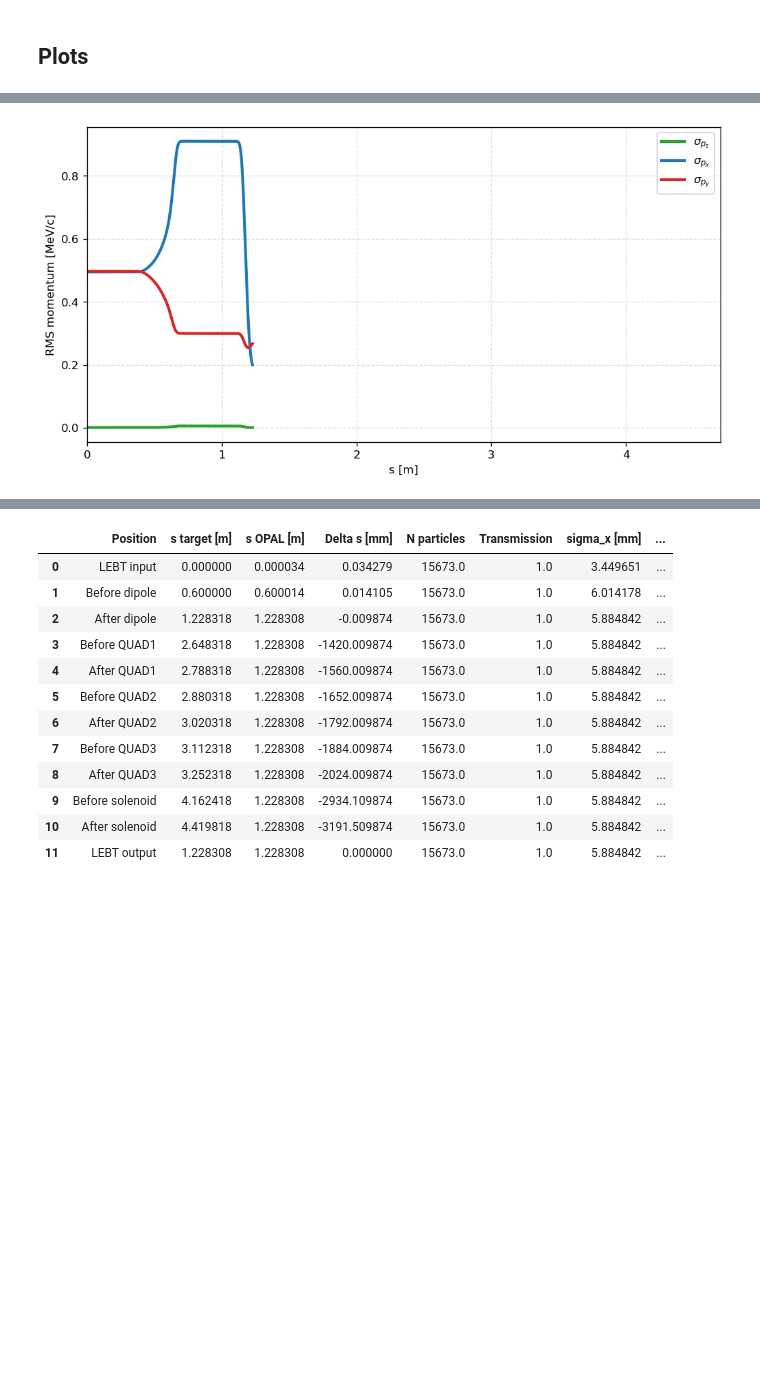
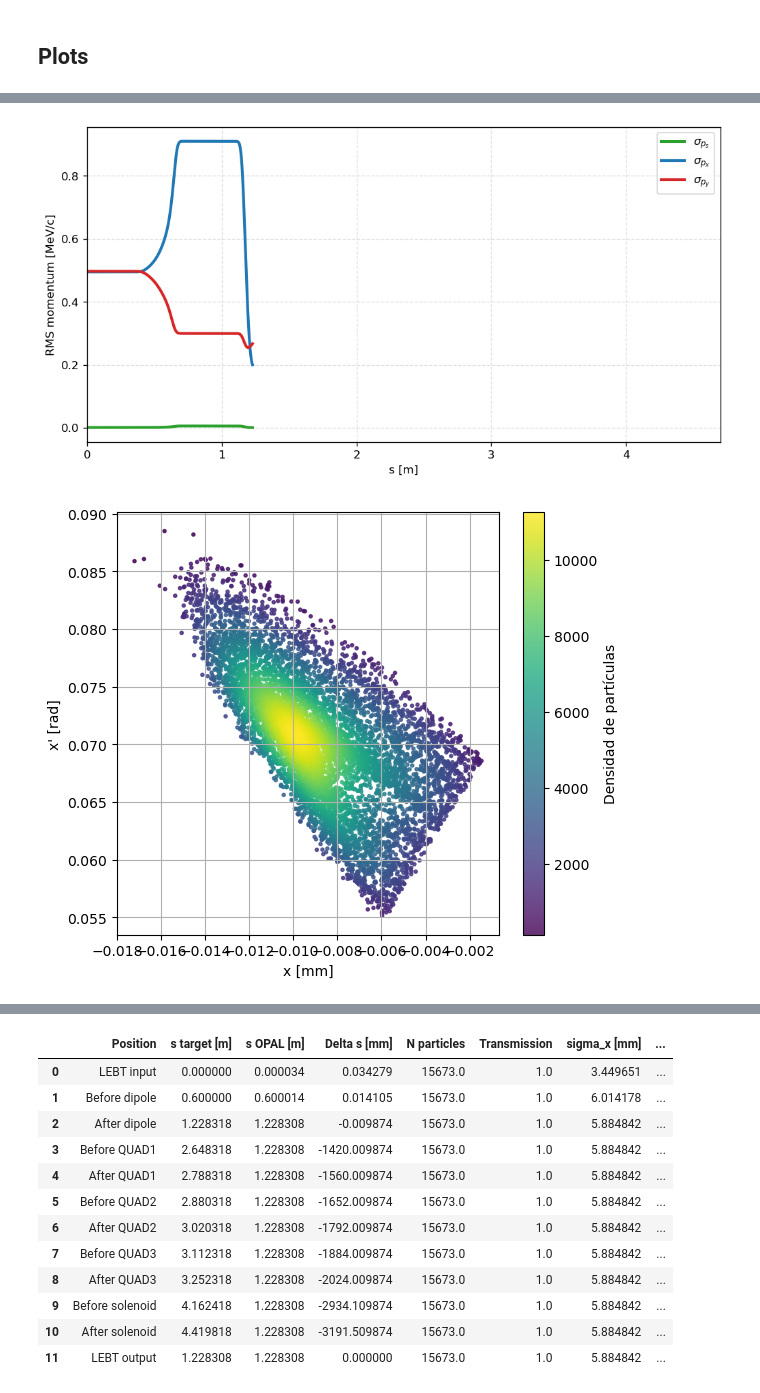
Before and after one commit to psolmor/Validation-of-linear-ion-accelerator, a Jupyter notebook: opal/analysis_opal.ipynb, the cells around one changed output, grey strips where cells are left out. Saved outputs shown, nothing was run; the diff lists cells and outputs as text; code cells hidden in the pictures; blank space fills up the shorter version.

Commit message:
add monitor

```diff
--- a/opal/analysis_opal.ipynb
+++ b/opal/analysis_opal.ipynb
@@ -97,6 +97,12 @@ ref_px = datos[:, 20]    # reference normalized momentum in x
 ref_py = datos[:, 21]    # reference normalized momentum in y
 ref_pz = datos[:, 22]    # reference normalized momentum in z
 energy = datos[:, 4]
+
+data_monitor = np.loadtxt("M1.loss", skiprows=1)
+m1_x = data_monitor[:, 0]
+m1_y = data_monitor[:, 1]
+m1_xp = data_monitor[:, 3]/data_monitor[:,5 ]
+m1_yp = data_monitor[:, 4]/data_monitor[:,5 ]
 
 
 
@@ -171,8 +177,17 @@ Beam vertical normalized emittance:   emit_y = 0.153191 mm mrad
 # %% [markdown]
 ## Plots
 # %%
-results_dir = Path.cwd().resolve().parent / "beam_plots"
+import sys
+
+root = Path.cwd().resolve().parent
+results_dir = root / "beam_plots"
+rftrack_dir = root / "rftrack"
+
 results_dir.mkdir(parents=True, exist_ok=True)
+
+sys.path.append(str(rftrack_dir))
+
+from aux import plot_phase_space
 
 fig, ax = plt.subplots(figsize=(10, 5), dpi=120)
 color_x = 'tab:blue'
@@ -209,30 +224,37 @@ plt.xlabel('s [m]')
 plt.ylabel('Transmission [%]')
 plt.xlim(0, 4.7)
 plt.ylim(0, 105)
 plt.grid(True, linestyle='--', alpha=0.4)
 plt.savefig(results_dir / "opal_lebt_transmission.png", bbox_inches="tight")
 plt.show()
 
 # momentum RMS plot
 
 m_c12_6 = 11.9967074084982  # amu
 amu = 931.49410372          # MeV/c^2
 mass = m_c12_6 * amu        # MeV/c^2
 
 plt.figure(figsize=(10, 5), dpi=120)
 plt.plot(s, rms_ps*mass, color="tab:green", linewidth=2.5, label=r'$\sigma_{p_s}$')
 plt.plot(s, rms_px*mass, color="tab:blue", linewidth=2.5, label=r'$\sigma_{p_x}$')
 plt.plot(s, rms_py*mass, color="tab:red", linewidth=2.5, label=r'$\sigma_{p_y}$')
 
 plt.xlabel('s [m]')
 plt.ylabel(r'RMS momentum [MeV/c]')
 plt.xlim(0, 4.7)
 plt.legend()
 plt.grid(True, linestyle='--', alpha=0.4)
 plt.savefig(results_dir / "opal_lebt_momentum_RMS_MeVc.png", bbox_inches="tight")
 plt.show()
+
+# Phase space plots
+
+plot_phase_space(m1_x, m1_xp, "x [mm]", "x' [rad]")
+plot_phase_space(m1_y, m1_yp, "y [mm]", "y' [rad]")
+plot_phase_space(m1_x, m1_y,  "x [mm]", "y [mm]")
 # %% [output]
 [figure]
 [figure]
 [figure]
 [figure]
+[figure, added]
```
Also changed, not shown: parts of 1 cell of this notebook, 1 other file.
